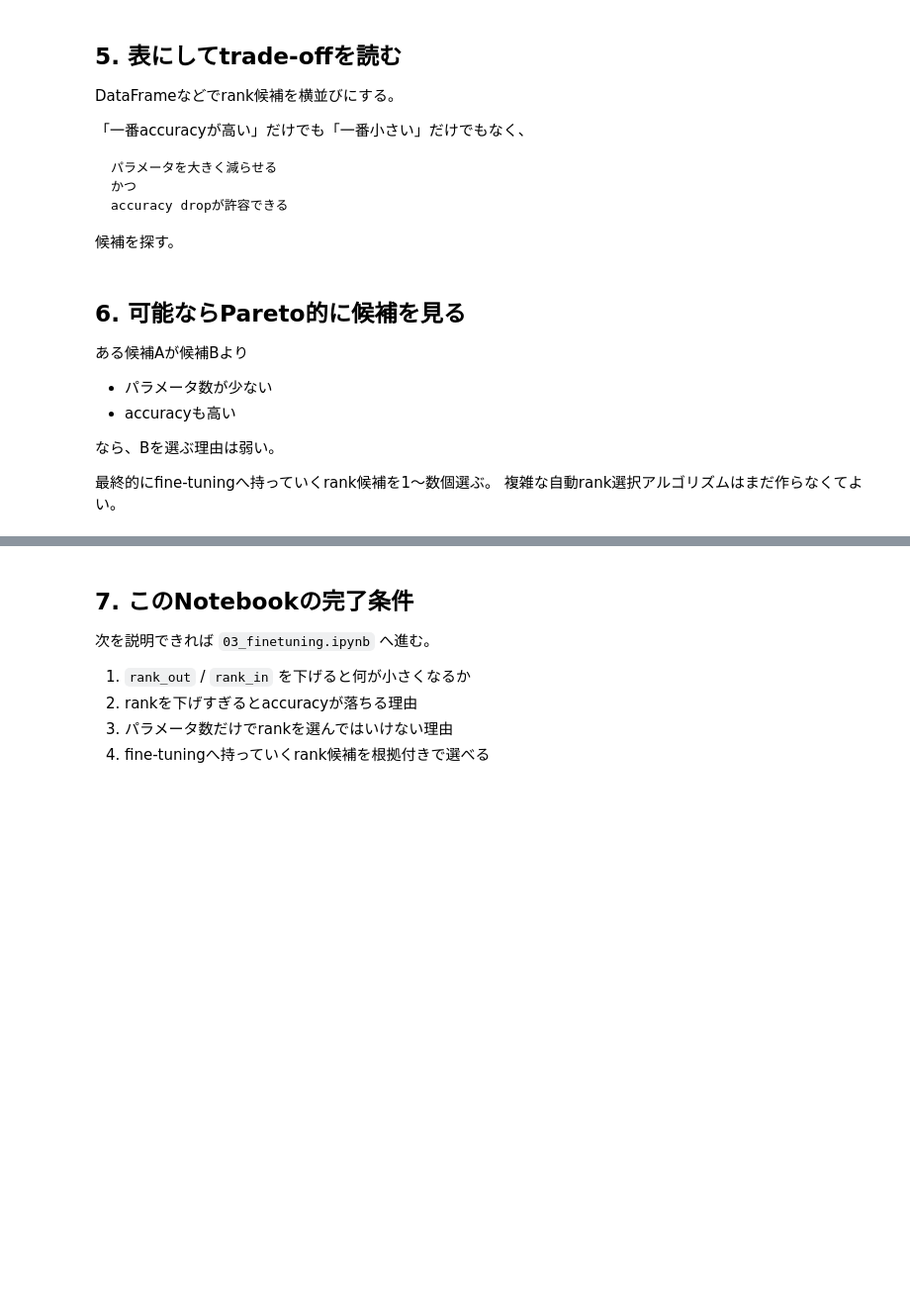
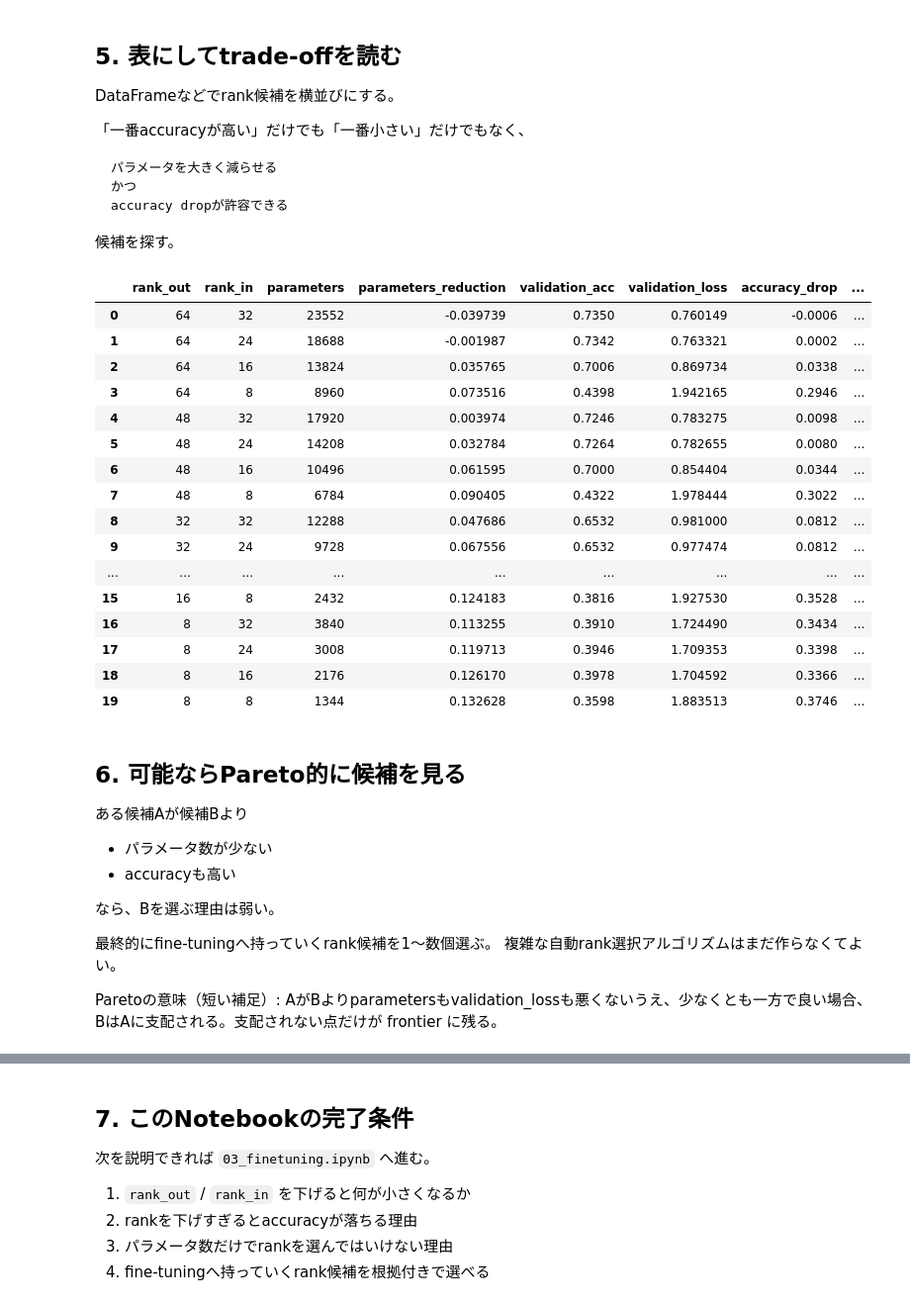
Before and after one commit to astrare2480/nn-compression-svd-dmrg, a Jupyter notebook: notebooks/20_tucker/10_cifar10_cnn/02_rank_sweep.ipynb, the cells around one changed output, grey strips where cells are left out. Shown at 99% size. Saved outputs shown, nothing was run; the diff lists cells and outputs as text; code cells hidden in the pictures; blank space fills up the shorter version.

```diff
--- a/notebooks/20_tucker/10_cifar10_cnn/02_rank_sweep.ipynb
+++ b/notebooks/20_tucker/10_cifar10_cnn/02_rank_sweep.ipynb
@@ -369,10 +739,27 @@ accuracy dropが許容できる
 
 候補を探す。
 # %%
-# TODO:
-# import pandas as pd
-# df = pd.DataFrame(results)
-# df
+import pandas as pd
+df = pd.DataFrame(results)
+df
+# %% [output]
+|  | rank_out | rank_in | parameters | parameters_reduction | validation_acc | validation_loss | accuracy_drop | ... |
+| 0 | 64 | 32 | 23552 | -0.039739 | 0.7350 | 0.760149 | -0.0006 | ... |
+| 1 | 64 | 24 | 18688 | -0.001987 | 0.7342 | 0.763321 | 0.0002 | ... |
+| 2 | 64 | 16 | 13824 | 0.035765 | 0.7006 | 0.869734 | 0.0338 | ... |
+| 3 | 64 | 8 | 8960 | 0.073516 | 0.4398 | 1.942165 | 0.2946 | ... |
+| 4 | 48 | 32 | 17920 | 0.003974 | 0.7246 | 0.783275 | 0.0098 | ... |
+| 5 | 48 | 24 | 14208 | 0.032784 | 0.7264 | 0.782655 | 0.0080 | ... |
+| 6 | 48 | 16 | 10496 | 0.061595 | 0.7000 | 0.854404 | 0.0344 | ... |
+| 7 | 48 | 8 | 6784 | 0.090405 | 0.4322 | 1.978444 | 0.3022 | ... |
+| 8 | 32 | 32 | 12288 | 0.047686 | 0.6532 | 0.981000 | 0.0812 | ... |
+| 9 | 32 | 24 | 9728 | 0.067556 | 0.6532 | 0.977474 | 0.0812 | ... |
+| ... | ... | ... | ... | ... | ... | ... | ... | ... |
+| 15 | 16 | 8 | 2432 | 0.124183 | 0.3816 | 1.927530 | 0.3528 | ... |
+| 16 | 8 | 32 | 3840 | 0.113255 | 0.3910 | 1.724490 | 0.3434 | ... |
+| 17 | 8 | 24 | 3008 | 0.119713 | 0.3946 | 1.709353 | 0.3398 | ... |
+| 18 | 8 | 16 | 2176 | 0.126170 | 0.3978 | 1.704592 | 0.3366 | ... |
+| 19 | 8 | 8 | 1344 | 0.132628 | 0.3598 | 1.883513 | 0.3746 | ... |
 # %% [markdown]
 ## 6. 可能ならPareto的に候補を見る
 
@@ -385,3 +772,5 @@ accuracy dropが許容できる
 
 最終的にfine-tuningへ持っていくrank候補を1〜数個選ぶ。
 複雑な自動rank選択アルゴリズムはまだ作らなくてよい。
+
+Paretoの意味（短い補足）: AがBよりparametersもvalidation_lossも悪くないうえ、少なくとも一方で良い場合、BはAに支配される。支配されない点だけが frontier に残る。
```
Also changed, not shown: parts of 9 cells of this notebook, 12 other files.
